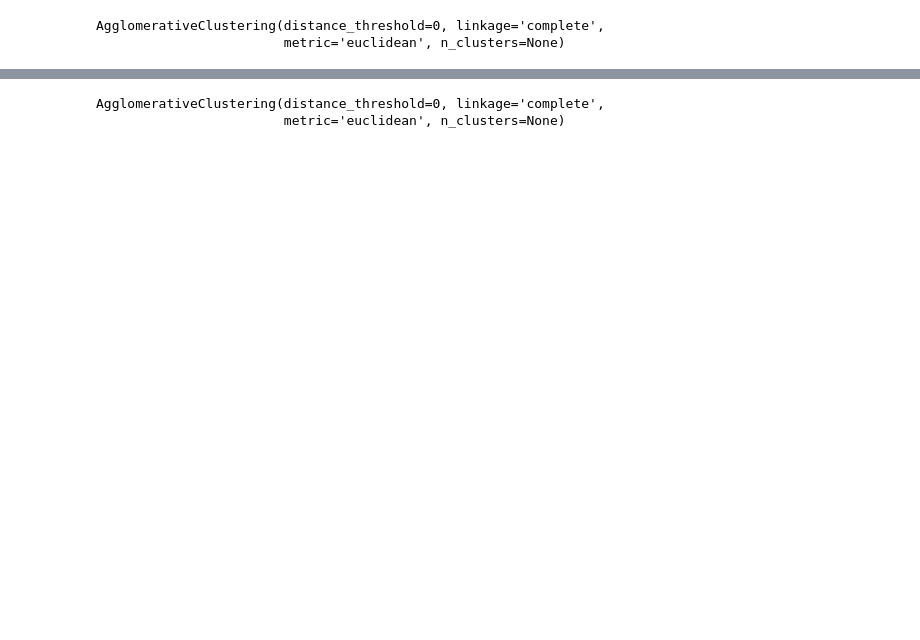
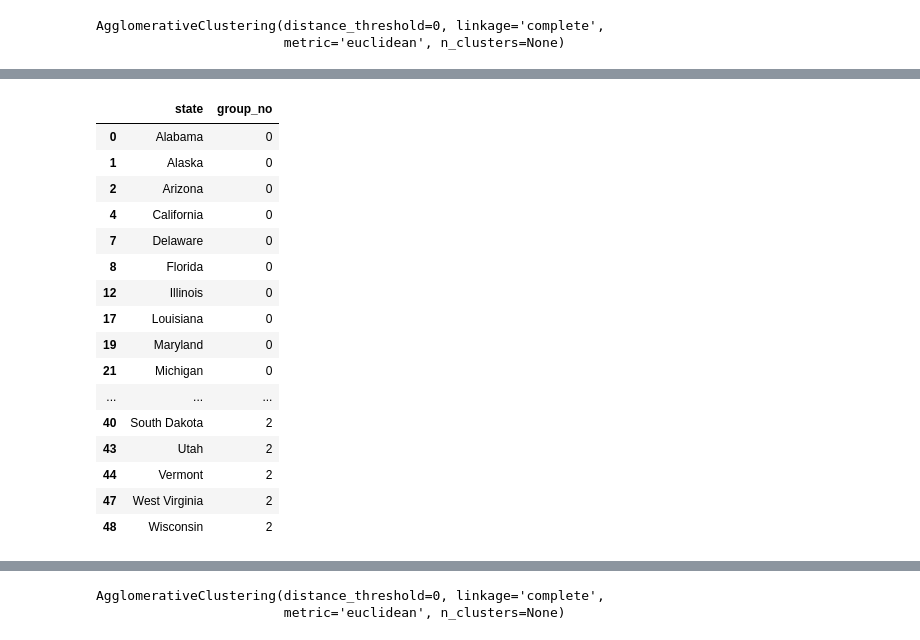
Before and after one commit to drwslv/StanfordOnline-Statistical-Learning, a Jupyter notebook: Ch12 Solutions Applied.ipynb, the cells around one changed output, grey strips where cells are left out. Saved outputs shown, nothing was run; the diff lists cells and outputs as text; code cells hidden in the pictures; blank space fills up the shorter version.

```diff
--- a/Ch12 Solutions Applied.ipynb
+++ b/Ch12 Solutions Applied.ipynb
@@ -190,0 +223,23 @@ dendrogram(linkage_comp,
+# %%
+clusters_df = pd.DataFrame(list(X.index), columns=['state'])
+clusters_df['group_no'] = cut_tree(linkage_comp, height=130)
+clusters_df.sort_values(by=['group_no','state'], inplace=True)
+clusters_df
+# %% [output]
+|  | state | group_no |
+| 0 | Alabama | 0 |
+| 1 | Alaska | 0 |
+| 2 | Arizona | 0 |
+| 4 | California | 0 |
+| 7 | Delaware | 0 |
+| 8 | Florida | 0 |
+| 12 | Illinois | 0 |
+| 17 | Louisiana | 0 |
+| 19 | Maryland | 0 |
+| 21 | Michigan | 0 |
+| ... | ... | ... |
+| 40 | South Dakota | 2 |
+| 43 | Utah | 2 |
+| 44 | Vermont | 2 |
+| 47 | West Virginia | 2 |
+| 48 | Wisconsin | 2 |
```
Also changed, not shown: parts of 12 cells of this notebook.
